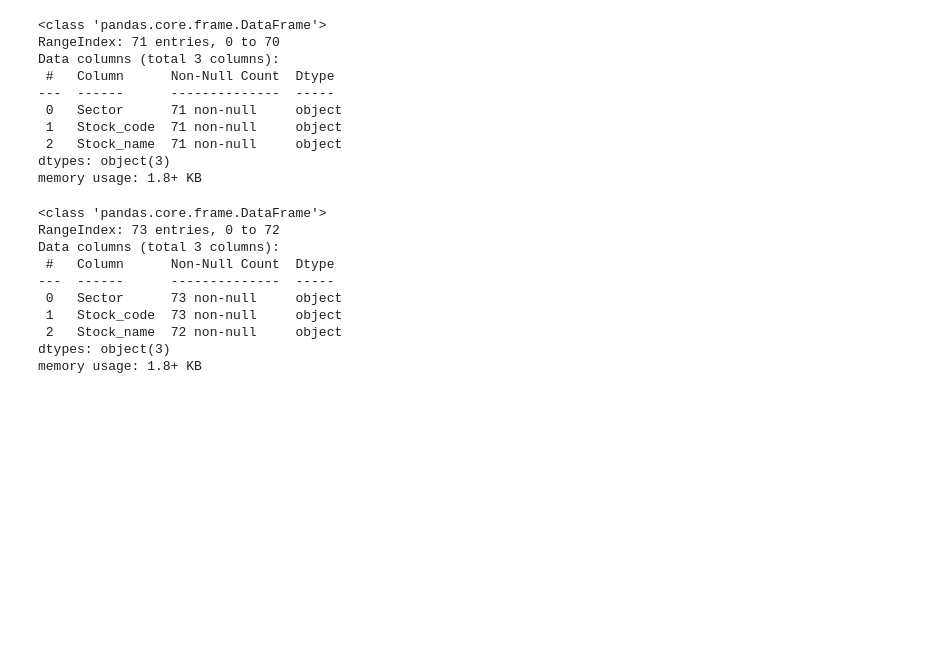
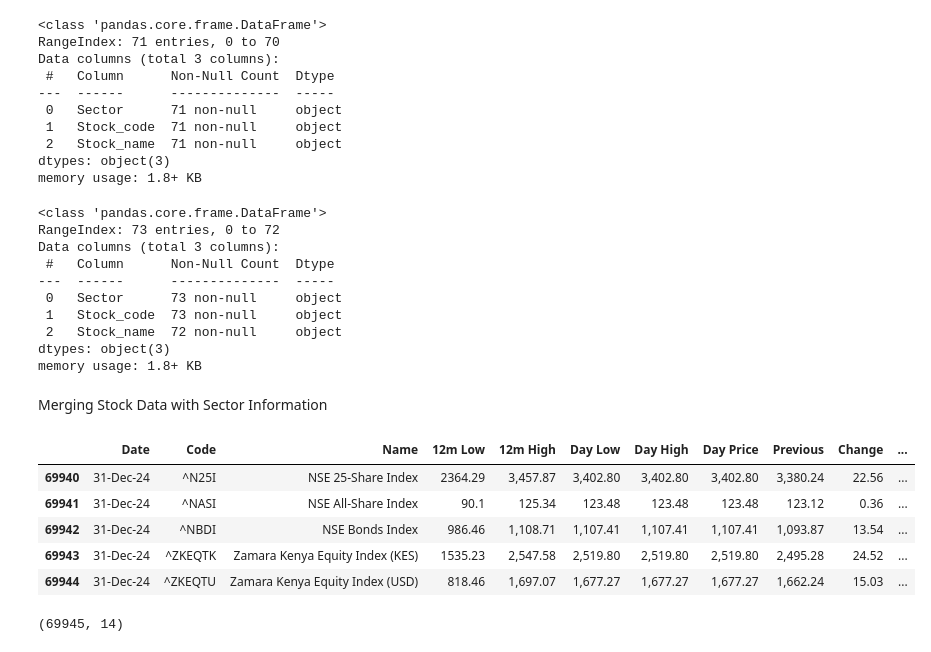
Before and after one commit to lorenaterah/NSE_Stock_Market_Segmentation, a Jupyter notebook: Notebooks/Edgar.ipynb, the cells around one changed output. Saved outputs shown, nothing was run; the diff lists cells and outputs as text; code cells hidden in the pictures; blank space fills up the shorter version.

Commit message:
Concatenation

```diff
--- a/Notebooks/Edgar.ipynb
+++ b/Notebooks/Edgar.ipynb
@@ -240,3 +240,46 @@ Data columns (total 3 columns):
  2   Stock_name  72 non-null     object
 dtypes: object(3)
 memory usage: 1.8+ KB
+# %% [markdown]
+Merging Stock Data with Sector Information
+# %%
+# Standardizing ALL columns in sector files for consistency
+sectors_2021 = sectors_2021.rename(columns={
+    'SECTOR': 'Sector',
+    'CODE': 'Code',
+    'NAME': 'Name'
+})
+
+sectors_2022 = sectors_2022.rename(columns={
+    'Sector': 'Sector',
+    'Stock_code': 'Code',
+    'Stock_name': 'Name'
+})
+
+sectors_2023_2024 = sectors_2023_2024.rename(columns={
+    'Sector': 'Sector',
+    'Stock_code': 'Code',
+    'Stock_name': 'Name'
+})
+
+# Merging
+df_2021_final = df_2021.merge(sectors_2021[['Code', 'Sector']], on='Code', how='left')
+df_2022_final = df_2022.merge(sectors_2022[['Code', 'Sector']], on='Code', how='left')
+df_2023_final = df_2023.merge(sectors_2023_2024[['Code', 'Sector']], on='Code', how='left')
+df_2024_final = df_2024.merge(sectors_2023_2024[['Code', 'Sector']], on='Code', how='left')
+# %%
+# concatenating all years together
+all_stocks = pd.concat([df_2021_final, df_2022_final, df_2023_final, df_2024_final], ignore_index=True)
+
+all_stocks.tail()
+# %% [output]
+|  | Date | Code | Name | 12m Low | 12m High | Day Low | Day High | Day Price | Previous | Change | ... |
+| 69940 | 31-Dec-24 | ^N25I | NSE 25-Share Index | 2364.29 | 3,457.87 | 3,402.80 | 3,402.80 | 3,402.80 | 3,380.24 | 22.56 | ... |
+| 69941 | 31-Dec-24 | ^NASI | NSE All-Share Index | 90.1 | 125.34 | 123.48 | 123.48 | 123.48 | 123.12 | 0.36 | ... |
+| 69942 | 31-Dec-24 | ^NBDI | NSE Bonds Index | 986.46 | 1,108.71 | 1,107.41 | 1,107.41 | 1,107.41 | 1,093.87 | 13.54 | ... |
+| 69943 | 31-Dec-24 | ^ZKEQTK | Zamara Kenya Equity Index (KES) | 1535.23 | 2,547.58 | 2,519.80 | 2,519.80 | 2,519.80 | 2,495.28 | 24.52 | ... |
+| 69944 | 31-Dec-24 | ^ZKEQTU | Zamara Kenya Equity Index (USD) | 818.46 | 1,697.07 | 1,677.27 | 1,677.27 | 1,677.27 | 1,662.24 | 15.03 | ... |
+# %%
+all_stocks.shape
+# %% [output]
+(69945, 14)
```
Also changed, not shown: parts of 2 cells of this notebook.
